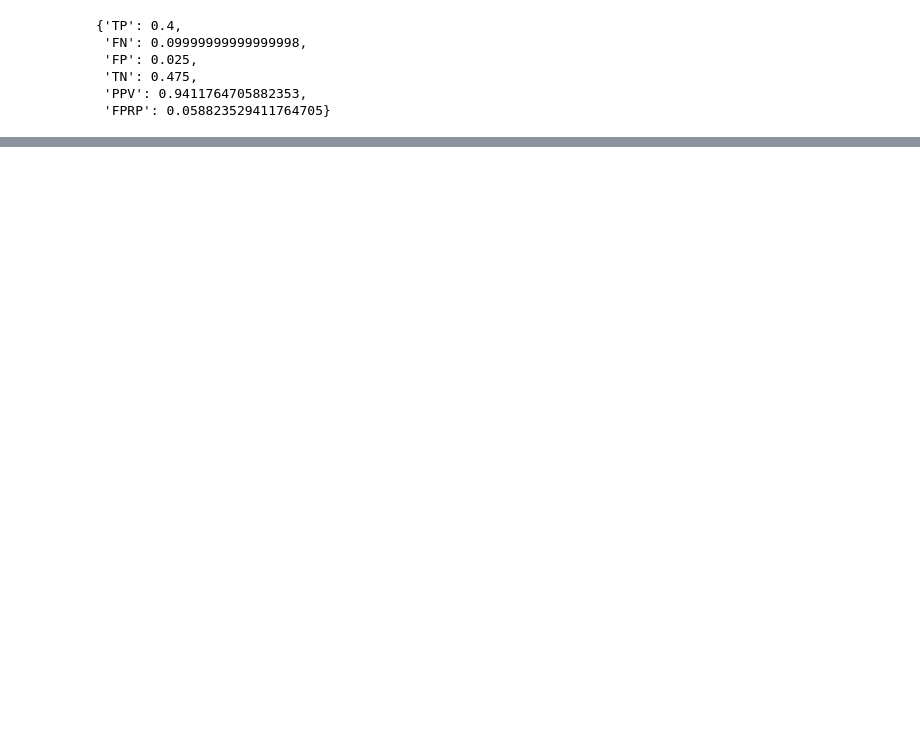
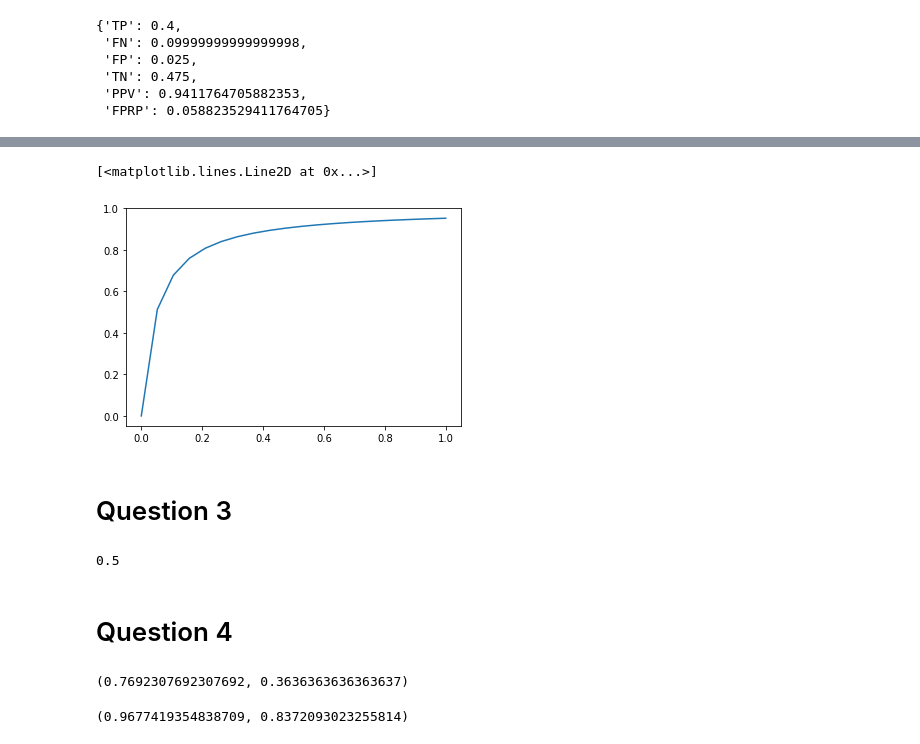
Before and after one commit to bcrestel/coursera_statisticalinferences, a Jupyter notebook: notebooks/week_3_PositivePredictiveValue.ipynb, the cells around one changed output, grey strips where cells are left out. Saved outputs shown, nothing was run; the diff lists cells and outputs as text; code cells hidden in the pictures; blank space fills up the shorter version.

```diff
--- a/notebooks/week_3_PositivePredictiveValue.ipynb
+++ b/notebooks/week_3_PositivePredictiveValue.ipynb
@@ -41,0 +74,22 @@ calculate_ppv(percentage_experiments_H0true=0.7, alpha_level=0.05, power=0.35)
+# %%
+power = np.linspace(0.0, 1.0, 20)
+plt.plot(power, calculate_ppv(percentage_experiments_H1true=0.5, alpha_level=0.05, power=power)['PPV'])
+# %% [output]
+[<matplotlib.lines.Line2D at 0x...>]
+[figure, added]
+# %% [markdown]
+# Question 3
+# %%
+calculate_ppv(percentage_experiments_H1true=0.5, alpha_level=0.05, power=0.05)['PPV']
+# %% [output]
+0.5
+# %% [markdown]
+# Question 4
+# %%
+calculate_ppv(percentage_experiments_H1true=0.25, alpha_level=0.05, power=0.5)['PPV'], calculate_ppv(percentage_experiments_H1true=0.25, alpha_level=0.05, power=0.8, p_hacking_ratio=0.5)['PPV']
+# %% [output]
+(0.7692307692307692, 0.3636363636363637)
+# %%
+calculate_ppv(percentage_experiments_H1true=0.75, alpha_level=0.05, power=0.5)['PPV'], calculate_ppv(percentage_experiments_H1true=0.75, alpha_level=0.05, power=0.8, p_hacking_ratio=0.5)['PPV']
+# %% [output]
+(0.9677419354838709, 0.8372093023255814)
```
Also changed, not shown: parts of 16 cells of this notebook.
